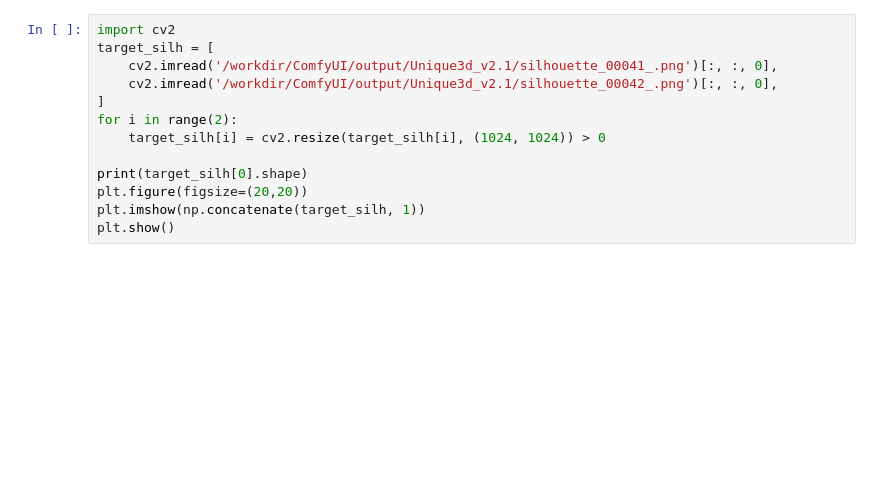
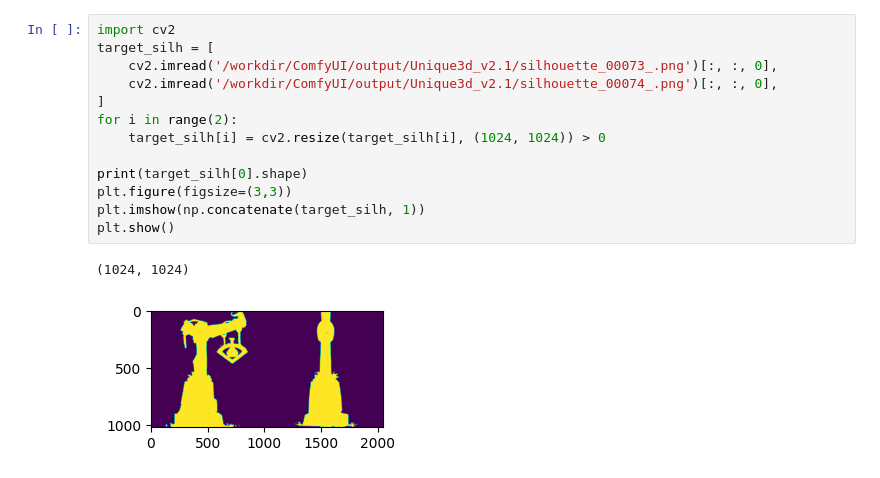
Before and after one commit to msypetkowski/comfywr, a Jupyter notebook: notebooks/mesh_alignment_debug.ipynb, the cells around one changed output. Drawn from its saved outputs; the diff is of its cells as text; blank space fills up the shorter version.

```diff
--- a/notebooks/mesh_alignment_debug.ipynb
+++ b/notebooks/mesh_alignment_debug.ipynb
@@ -55,16 +67,19 @@ plt.show()
 # %%
 import cv2
 target_silh = [
-    cv2.imread('/workdir/ComfyUI/output/Unique3d_v2.1/silhouette_00041_.png')[:, :, 0],
-    cv2.imread('/workdir/ComfyUI/output/Unique3d_v2.1/silhouette_00042_.png')[:, :, 0],
+    cv2.imread('/workdir/ComfyUI/output/Unique3d_v2.1/silhouette_00073_.png')[:, :, 0],
+    cv2.imread('/workdir/ComfyUI/output/Unique3d_v2.1/silhouette_00074_.png')[:, :, 0],
 ]
 for i in range(2):
     target_silh[i] = cv2.resize(target_silh[i], (1024, 1024)) > 0
 
 print(target_silh[0].shape)
-plt.figure(figsize=(20,20))
+plt.figure(figsize=(3,3))
 plt.imshow(np.concatenate(target_silh, 1))
 plt.show()
+# %% [output]
+(1024, 1024)
+[figure, added]
 # %%
 from custom_nodes.comfywr_nodes.nodes import align_images
 aligned1, params1 = align_images(original_mesh_silh[0].astype(np.uint8) * 255,
```
Also changed, not shown: parts of 10 cells of this notebook, 1 other file.
